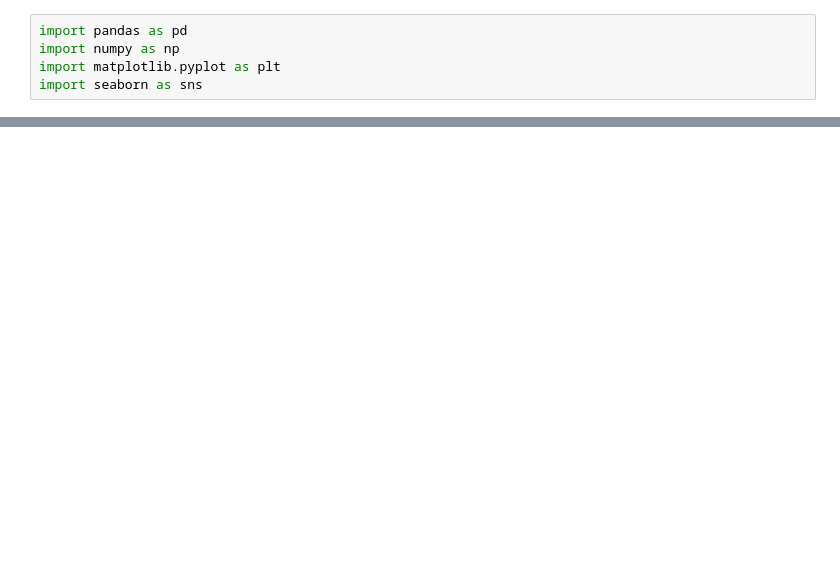
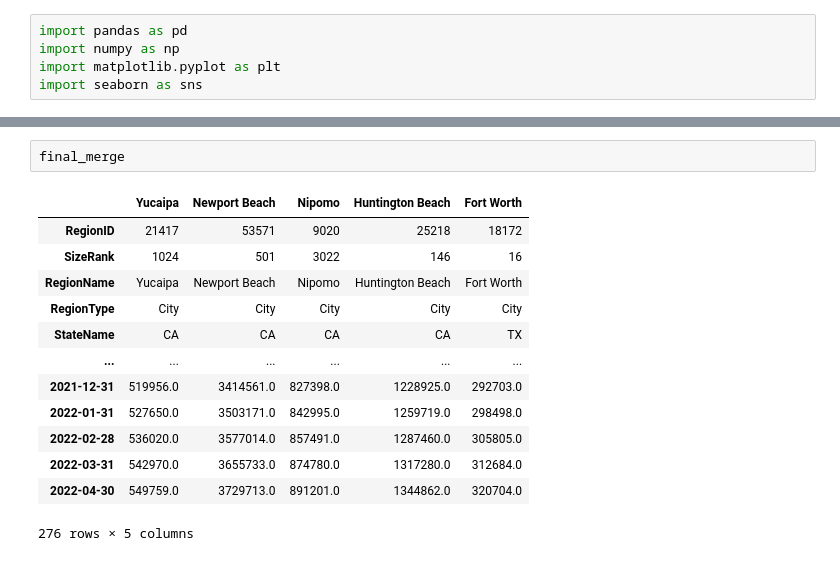
Before and after one commit to sayerjk/realestate-calc, a Jupyter notebook: DS_520_RealEstateCalculator_sjk_v01.ipynb, the cells around one changed output, grey strips where cells are left out. Cells and saved outputs as stored; diff of their text form; blank space fills up the shorter version.

```diff
--- a/DS_520_RealEstateCalculator_sjk_v01.ipynb
+++ b/DS_520_RealEstateCalculator_sjk_v01.ipynb
@@ -65,3 +85,19 @@ merge_yn = pd.merge(new, new2, left_index=True, right_index=True)
+# %%
+final_merge
+# %% [output]
+|  | Yucaipa | Newport Beach | Nipomo | Huntington Beach | Fort Worth |
+| RegionID | 21417 | 53571 | 9020 | 25218 | 18172 |
+| SizeRank | 1024 | 501 | 3022 | 146 | 16 |
+| RegionName | Yucaipa | Newport Beach | Nipomo | Huntington Beach | Fort Worth |
+| RegionType | City | City | City | City | City |
+| StateName | CA | CA | CA | CA | TX |
+| ... | ... | ... | ... | ... | ... |
+| 2021-12-31 | 519956.0 | 3414561.0 | 827398.0 | 1228925.0 | 292703.0 |
+| 2022-01-31 | 527650.0 | 3503171.0 | 842995.0 | 1259719.0 | 298498.0 |
+| 2022-02-28 | 536020.0 | 3577014.0 | 857491.0 | 1287460.0 | 305805.0 |
+| 2022-03-31 | 542970.0 | 3655733.0 | 874780.0 | 1317280.0 | 312684.0 |
+| 2022-04-30 | 549759.0 | 3729713.0 | 891201.0 | 1344862.0 | 320704.0 |
+276 rows × 5 columns
 # %%
 plt.figure(figsize=(15,8));
 sns.set_theme()
```
Also changed, not shown: parts of 19 cells of this notebook, 1 other file.
